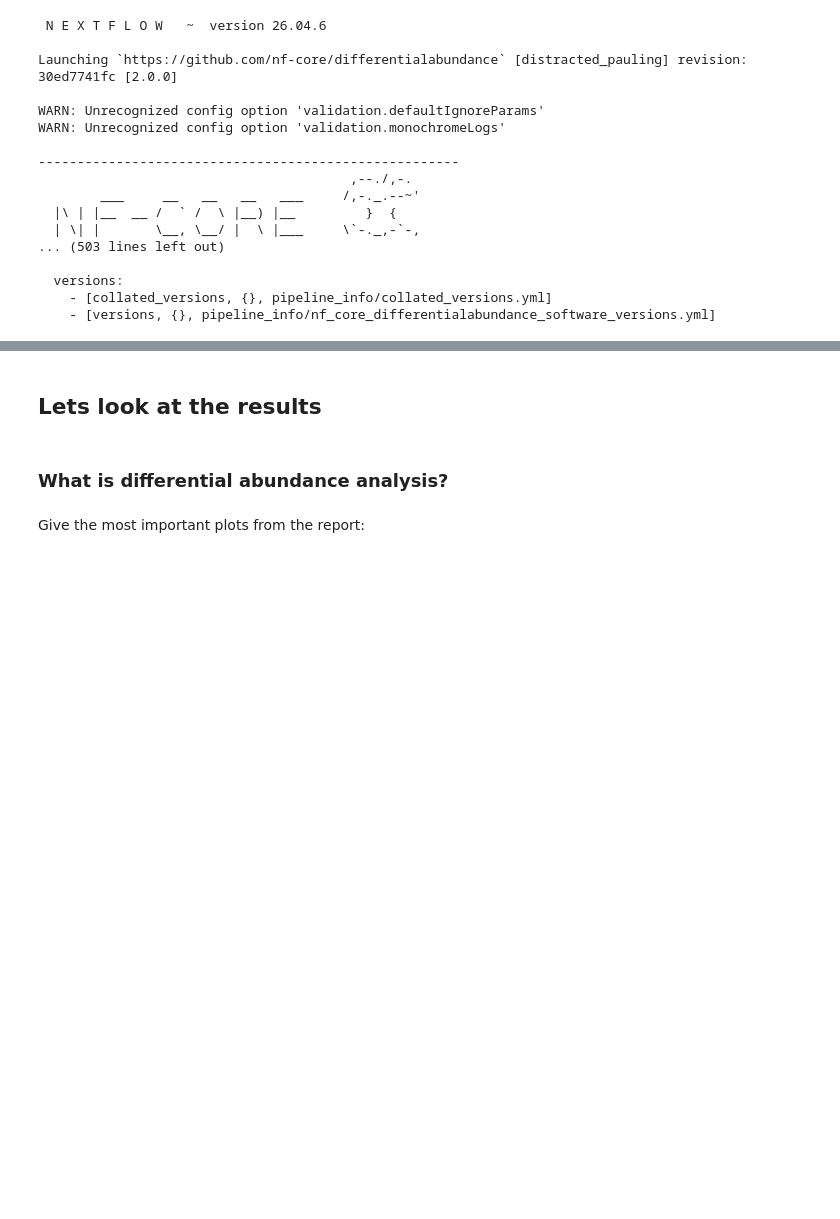
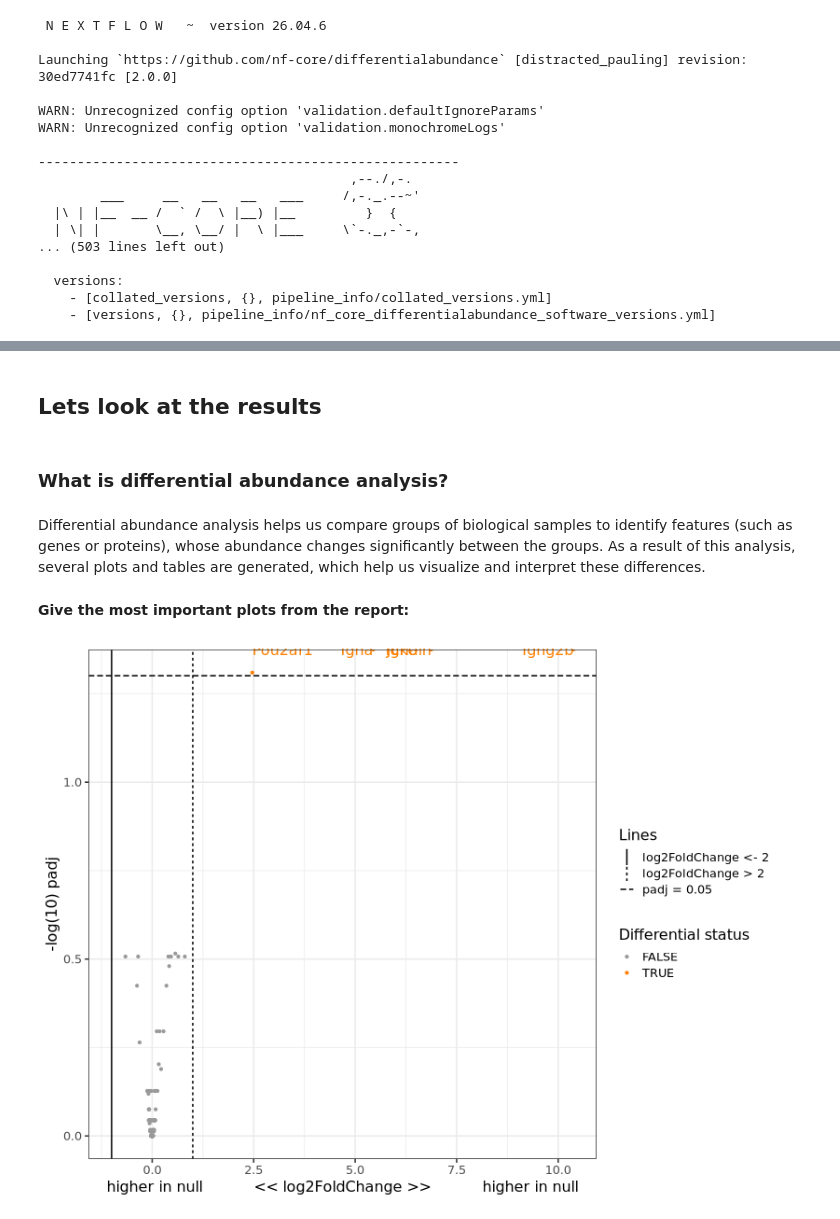
Before and after one commit to paula2701/computational-workflows-2026, a Jupyter notebook: day_01/day_01.ipynb, the cells around one changed output, grey strips where cells are left out. Saved outputs shown, nothing was run; the diff lists cells and outputs as text; code cells hidden in the pictures; blank space fills up the shorter version.

```diff
--- a/day_01/day_01.ipynb
+++ b/day_01/day_01.ipynb
@@ -159,6 +190,17 @@ What changed?
 # %% [markdown]
-## Lets look at the results
+## **Lets look at the results**
 # %% [markdown]
-### What is differential abundance analysis?
+### **What is differential abundance analysis?**
+# %% [markdown]
+Differential abundance analysis helps us compare groups of biological samples to identify features (such as genes or proteins), whose abundance changes significantly between the groups. As a result of this analysis, several plots and tables are generated, which help us visualize and interpret these differences.
 # %% [markdown]
-Give the most important plots from the report:
+**Give the most important plots from the report:**
+# %%
+from IPython.display import Image, display
+
+display(Image(
+    filename = "/home/paula/.ssh/computational-workflows-2026/day_01/test_results1/plots/differential/rnaseq_deseq2_gsea/treatment_mCherry_hND6__SRP254919/png/volcano.png",
+    width=900
+))
+# %% [output]
+[figure, added]
```
Also changed, not shown: parts of 29 cells of this notebook, 21 other files.
